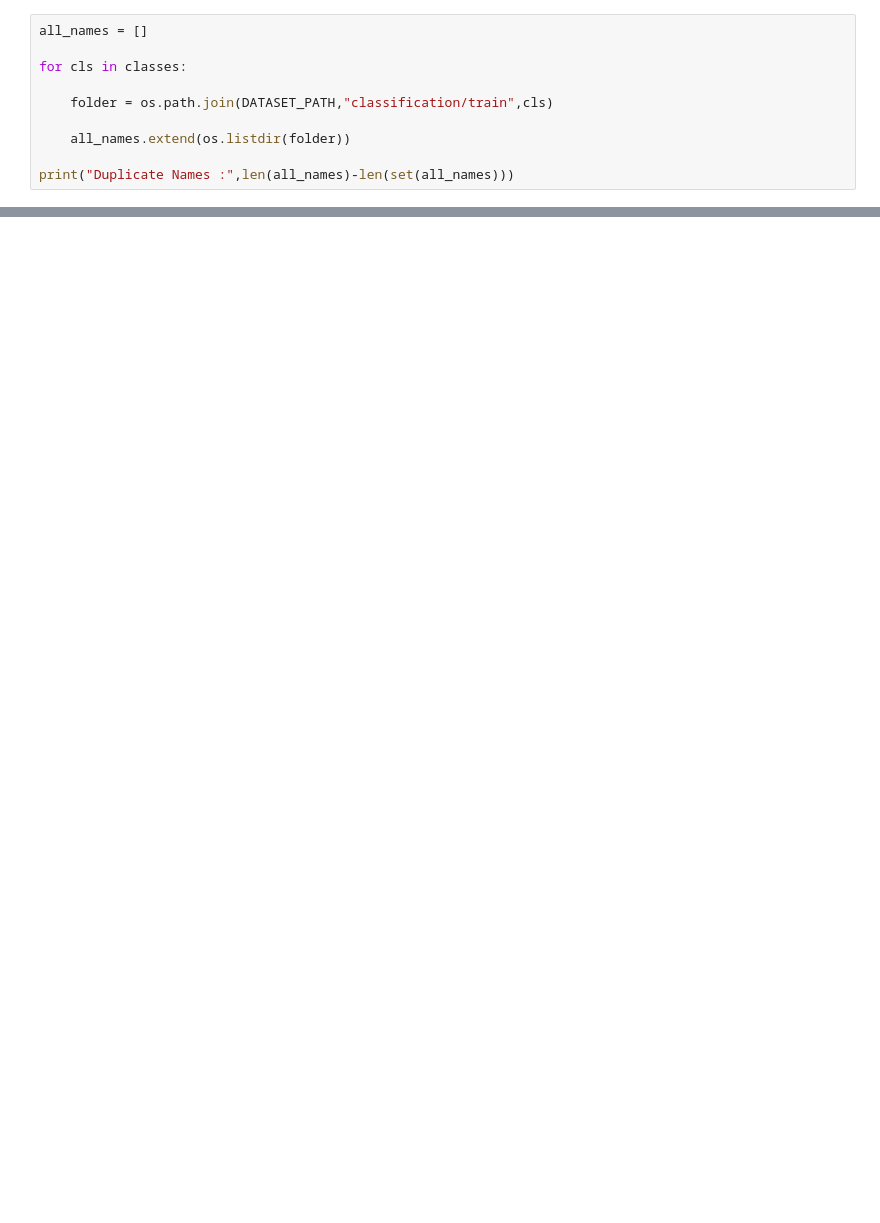
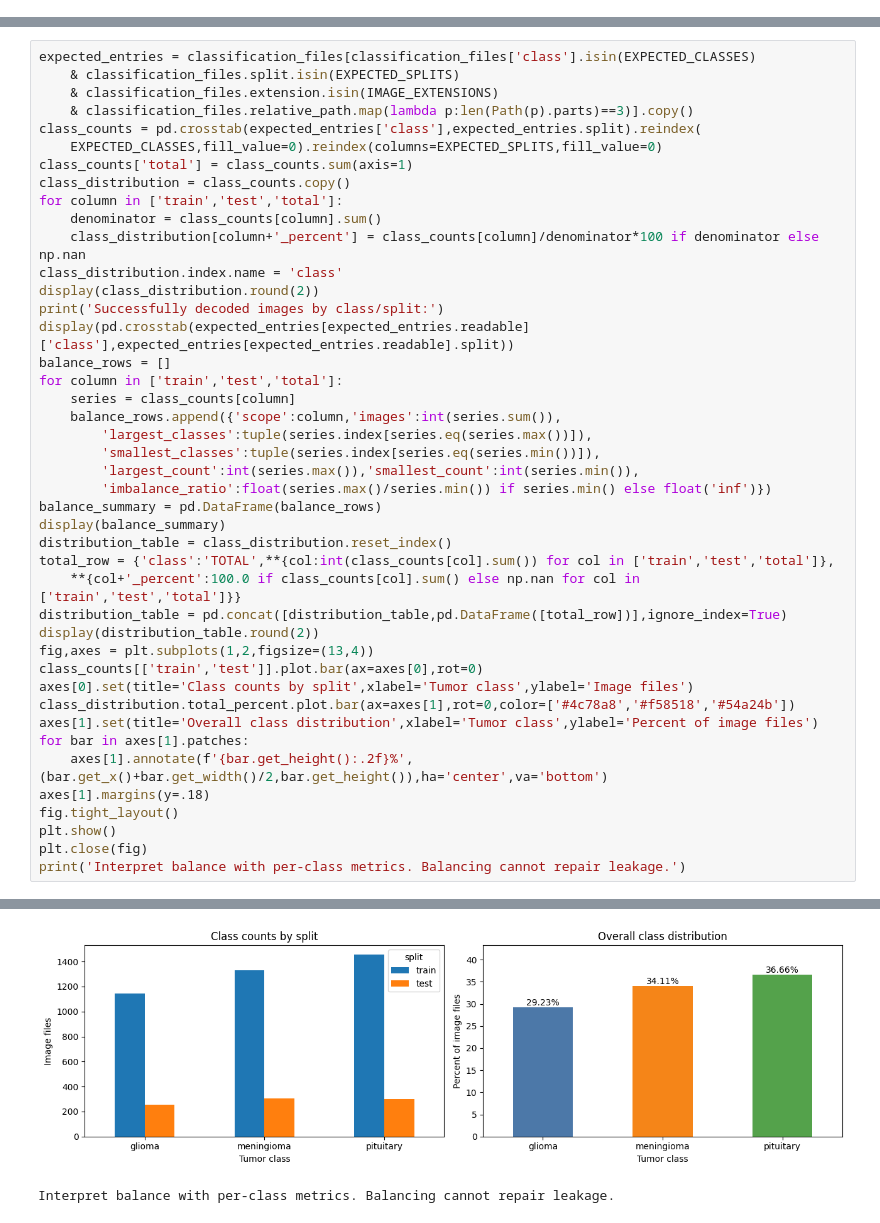
Before and after one commit to harshwadari/brain-mri-tumor-segmentation-classification, a Jupyter notebook: NOTEBOOKS/Data_Analysis_Classification.ipynb, the cells around one changed output, grey strips where cells are left out. Cells and saved outputs as stored; diff of their text form; blank space fills up the shorter version.

```diff
--- a/NOTEBOOKS/Data_Analysis_Classification.ipynb
+++ b/NOTEBOOKS/Data_Analysis_Classification.ipynb
@@ -208,10 +0,0 @@ size_df.head()
-# %%
-all_names = []
-
-for cls in classes:
-
-    folder = os.path.join(DATASET_PATH,"classification/train",cls)
-
-    all_names.extend(os.listdir(folder))
-
-print("Duplicate Names :",len(all_names)-len(set(all_names)))
@@ -317,0 +256,44 @@ Type: 3-channel BGR/RGB image
+# %%
+expected_entries = classification_files[classification_files['class'].isin(EXPECTED_CLASSES)
+    & classification_files.split.isin(EXPECTED_SPLITS)
+    & classification_files.extension.isin(IMAGE_EXTENSIONS)
+    & classification_files.relative_path.map(lambda p:len(Path(p).parts)==3)].copy()
+class_counts = pd.crosstab(expected_entries['class'],expected_entries.split).reindex(
+    EXPECTED_CLASSES,fill_value=0).reindex(columns=EXPECTED_SPLITS,fill_value=0)
+class_counts['total'] = class_counts.sum(axis=1)
+class_distribution = class_counts.copy()
+for column in ['train','test','total']:
+    denominator = class_counts[column].sum()
+    class_distribution[column+'_percent'] = class_counts[column]/denominator*100 if denominator else np.nan
+class_distribution.index.name = 'class'
+display(class_distribution.round(2))
+print('Successfully decoded images by class/split:')
+display(pd.crosstab(expected_entries[expected_entries.readable]['class'],expected_entries[expected_entries.readable].split))
+balance_rows = []
+for column in ['train','test','total']:
+    series = class_counts[column]
+    balance_rows.append({'scope':column,'images':int(series.sum()),
+        'largest_classes':tuple(series.index[series.eq(series.max())]),
+        'smallest_classes':tuple(series.index[series.eq(series.min())]),
+        'largest_count':int(series.max()),'smallest_count':int(series.min()),
+        'imbalance_ratio':float(series.max()/series.min()) if series.min() else float('inf')})
+balance_summary = pd.DataFrame(balance_rows)
+display(balance_summary)
+distribution_table = class_distribution.reset_index()
+total_row = {'class':'TOTAL',**{col:int(class_counts[col].sum()) for col in ['train','test','total']},
+    **{col+'_percent':100.0 if class_counts[col].sum() else np.nan for col in ['train','test','total']}}
+distribution_table = pd.concat([distribution_table,pd.DataFrame([total_row])],ignore_index=True)
+display(distribution_table.round(2))
+fig,axes = plt.subplots(1,2,figsize=(13,4))
+class_counts[['train','test']].plot.bar(ax=axes[0],rot=0)
+axes[0].set(title='Class counts by split',xlabel='Tumor class',ylabel='Image files')
+class_distribution.total_percent.plot.bar(ax=axes[1],rot=0,color=['#4c78a8','#f58518','#54a24b'])
+axes[1].set(title='Overall class distribution',xlabel='Tumor class',ylabel='Percent of image files')
+for bar in axes[1].patches:
+    axes[1].annotate(f'{bar.get_height():.2f}%',(bar.get_x()+bar.get_width()/2,bar.get_height()),ha='center',va='bottom')
+axes[1].margins(y=.18)
+fig.tight_layout()
+plt.show()
+plt.close(fig)
+print('Interpret balance with per-class metrics. Balancing cannot repair leakage.')
+# %% [output]
@@ -317,0 +320,2 @@ Type: 3-channel BGR/RGB image
+[figure, added]
+Interpret balance with per-class metrics. Balancing cannot repair leakage.
```
Also changed, not shown: parts of 38 cells of this notebook, 4 other files.
